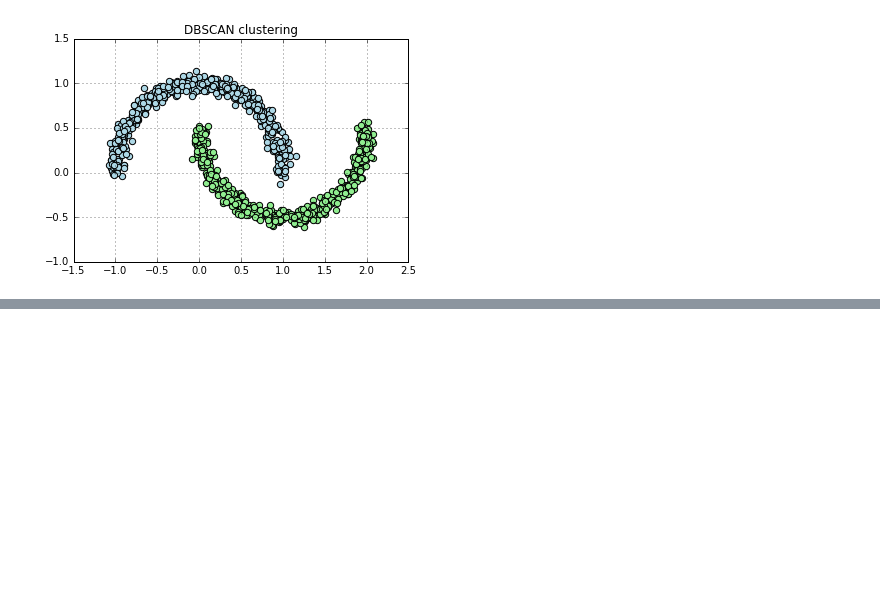
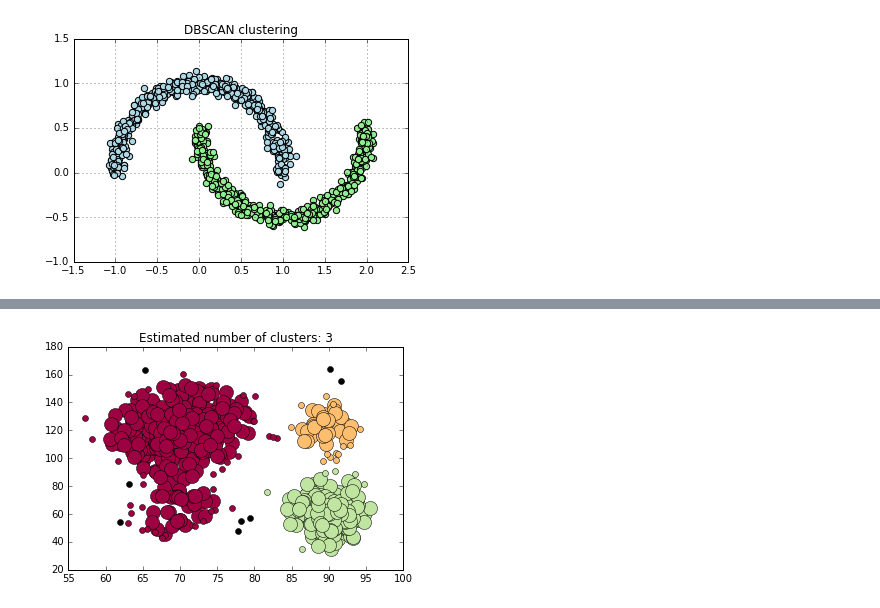
Before and after one commit to YanpuLi/YanpuLi.github.io, a Jupyter notebook: Clustering.ipynb, the cells around one changed output, grey strips where cells are left out. Cells and saved outputs as stored; diff of their text form; code cells hidden in the pictures; blank space fills up the shorter version.

```diff
--- a/Clustering.ipynb
+++ b/Clustering.ipynb
@@ -317,0 +380,33 @@ plt.show()
+# %%
+dataSetScale = StandardScaler().fit_transform(dataSet)
+db3 = DBSCAN(eps=0.4, min_samples=15).fit(dataSetScale)
+core_samples_mask = np.zeros_like(db3.labels_, dtype=bool)
+core_samples_mask[db3.core_sample_indices_] = True
+labels = db3.labels_
+
+# Number of clusters in labels, ignoring noise if present.
+n_clusters_ = len(set(labels)) - (1 if -1 in labels else 0)
+
+
+# Black removed and is used for noise instead.
+unique_labels = set(labels)
+colors = plt.cm.Spectral(np.linspace(0, 1, len(unique_labels)))
+for k, col in zip(unique_labels, colors):
+    if k == -1:
+        # Black used for noise.
+        col = 'k'
+
+    class_member_mask = (labels == k)
+
+    xy = dataSet[class_member_mask & core_samples_mask]
+    plt.plot(xy[:, 0], xy[:, 1], 'o', markerfacecolor=col,
+             markeredgecolor='k', markersize=14)
+
+    xy = dataSet[class_member_mask & ~core_samples_mask]
+    plt.plot(xy[:, 0], xy[:, 1], 'o', markerfacecolor=col,
+             markeredgecolor='k', markersize=6)
+
+plt.title('Estimated number of clusters: %d' % n_clusters_)
+plt.show()
+# %% [output]
+[figure, added]
```
Also changed, not shown: parts of 12 cells of this notebook, 4 other files.
